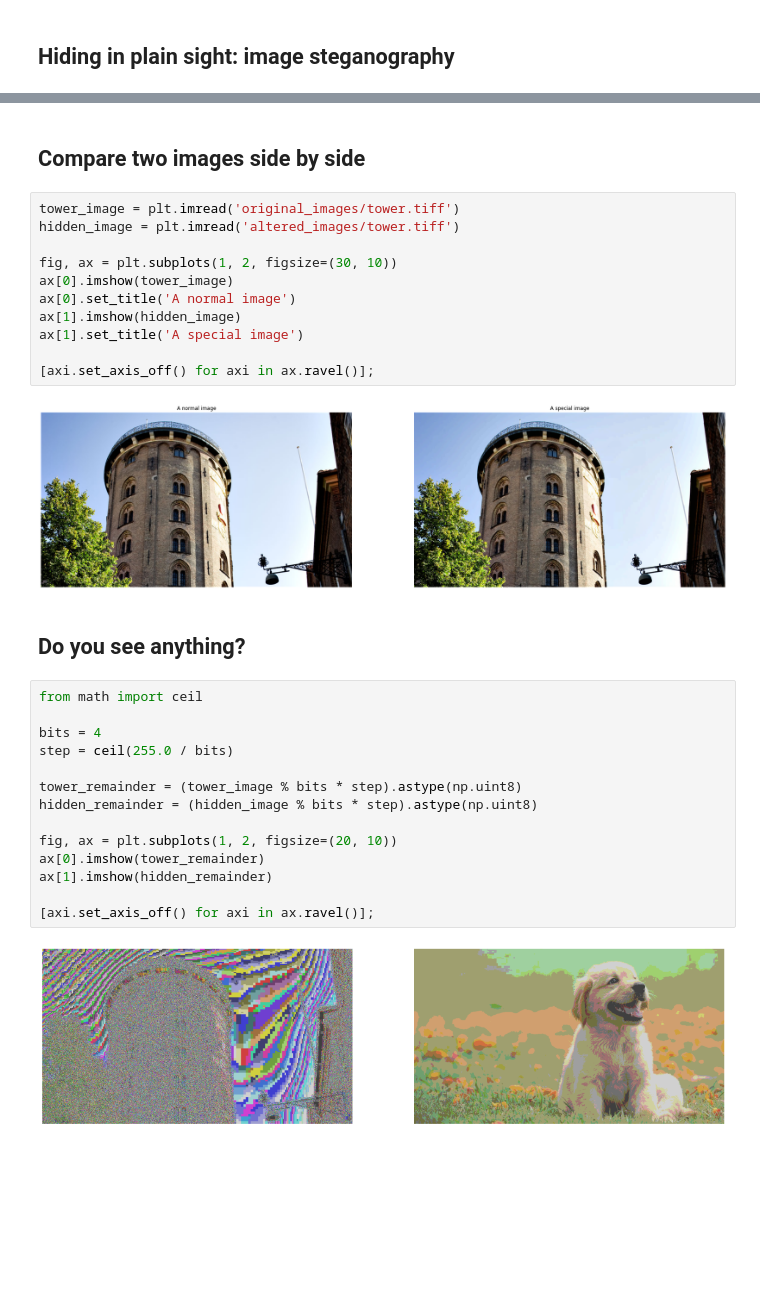
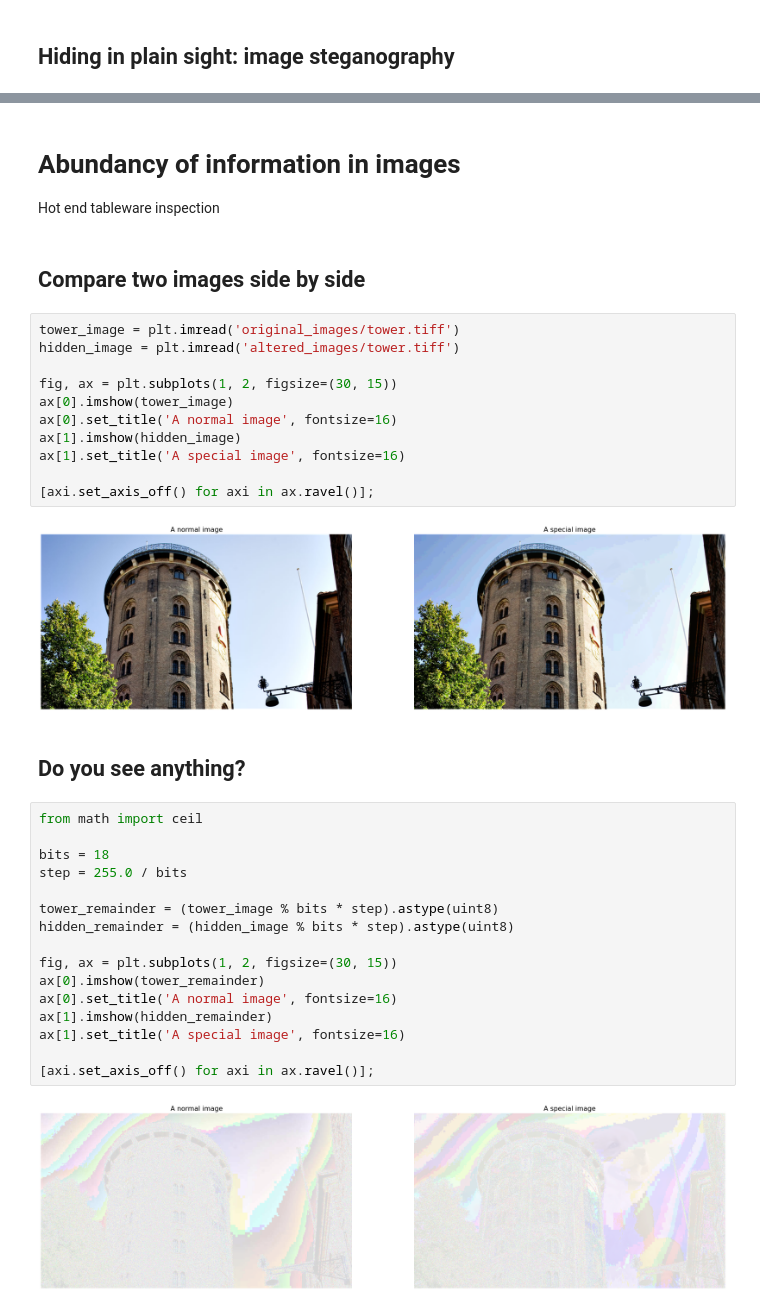
Before and after one commit to simonaertssen/steganography, a Jupyter notebook: steganography.ipynb, the cells around one changed output, grey strips where cells are left out. Saved outputs shown, nothing was run; the diff lists cells and outputs as text; blank space fills up the shorter version.

```diff
--- a/steganography.ipynb
+++ b/steganography.ipynb
@@ -6,34 +6,39 @@ import numpy as np
 import matplotlib.pyplot as plt
+# %% [markdown]
+# Abundancy of information in images
+Hot end tableware inspection
 # %% [markdown]
 ## Compare two images side by side
 # %%
 tower_image = plt.imread('original_images/tower.tiff')
 hidden_image = plt.imread('altered_images/tower.tiff')
 
-fig, ax = plt.subplots(1, 2, figsize=(30, 10))
+fig, ax = plt.subplots(1, 2, figsize=(30, 15))
 ax[0].imshow(tower_image)
-ax[0].set_title('A normal image')
+ax[0].set_title('A normal image', fontsize=16)
 ax[1].imshow(hidden_image)
-ax[1].set_title('A special image')
+ax[1].set_title('A special image', fontsize=16)
 
 [axi.set_axis_off() for axi in ax.ravel()];
 # %% [output]
-[figure, old version]
+[figure, new version]
 # %% [markdown]
 ## Do you see anything?
 # %%
 from math import ceil
 
-bits = 4
-step = ceil(255.0 / bits)
+bits = 18
+step = 255.0 / bits
 
-tower_remainder = (tower_image % bits * step).astype(np.uint8)
-hidden_remainder = (hidden_image % bits * step).astype(np.uint8)
+tower_remainder = (tower_image % bits * step).astype(uint8)
+hidden_remainder = (hidden_image % bits * step).astype(uint8)
 
-fig, ax = plt.subplots(1, 2, figsize=(20, 10))
+fig, ax = plt.subplots(1, 2, figsize=(30, 15))
 ax[0].imshow(tower_remainder)
+ax[0].set_title('A normal image', fontsize=16)
 ax[1].imshow(hidden_remainder)
+ax[1].set_title('A special image', fontsize=16)
 
 [axi.set_axis_off() for axi in ax.ravel()];
 # %% [output]
-[figure, old version]
+[figure, new version]
```
Also changed, not shown: parts of 1 cell of this notebook, 3 other files.
